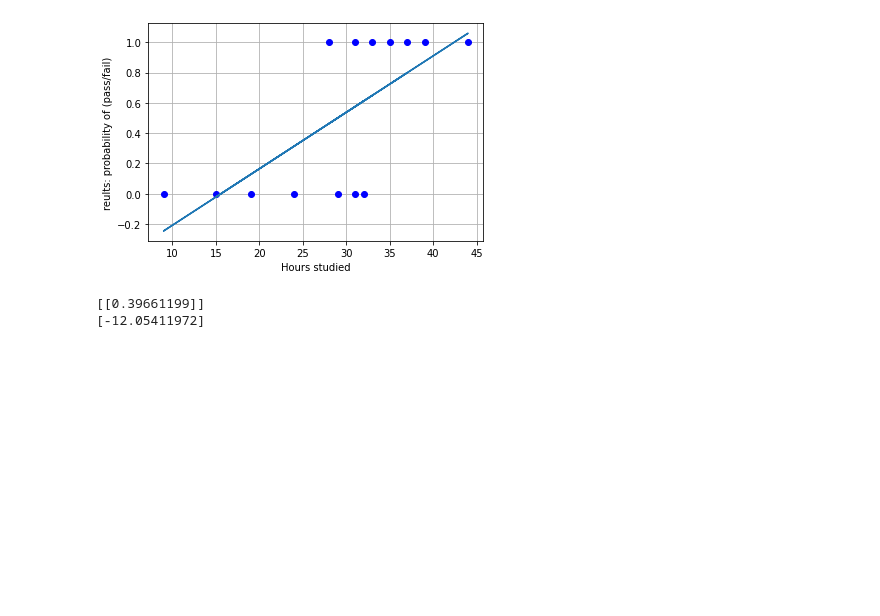
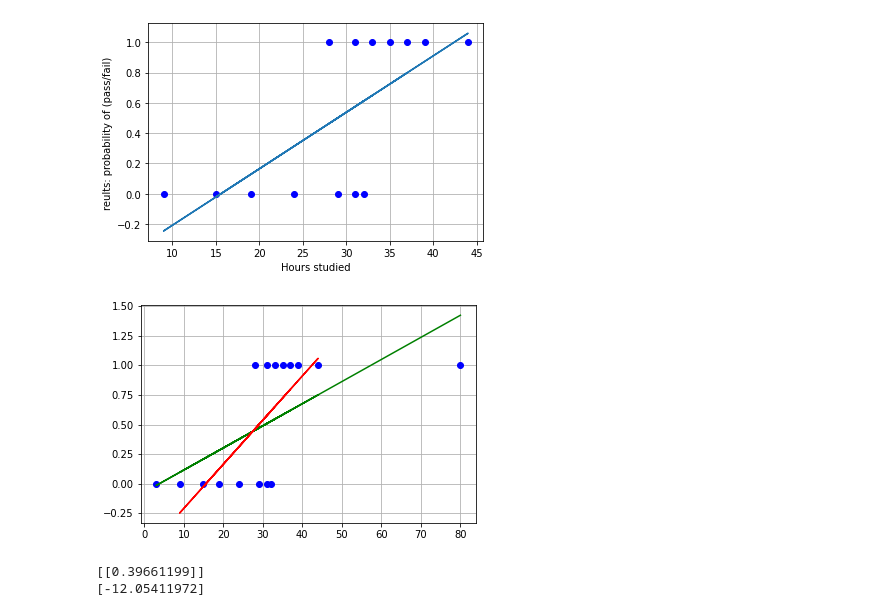
Before and after one commit to ibribr/ML, a Jupyter notebook: logistic_regression.ipynb, the cells around one changed output. Drawn from its saved outputs; the diff is of its cells as text; code cells hidden in the pictures; blank space fills up the shorter version.

```diff
--- a/logistic_regression.ipynb
+++ b/logistic_regression.ipynb
@@ -21,6 +21,24 @@ plt.show()
 # %% [output]
 14
 [figure]
+# %%
+# add an outlier
+x1 = np.append(x, [3, 80])
+y1 = np.append(y, [0, 1])
+
+m1, b1 = np.polyfit(x1, y1, 1)
+
+def lin_reg(x, m, b):
+  return(m*x+b)
+
+plt.figure()
+plt.plot(x1, y1, 'bo')
+plt.plot(x1, lin_reg(x1, m1, b1), 'g-')
+plt.plot(x, lin_reg(x, m, b), 'r-')
+plt.grid()
+plt.show()
+# %% [output]
+[figure, added]
 # %%
 from sklearn.linear_model import LogisticRegression
 
```
Also changed, not shown: parts of 1 cell of this notebook.
